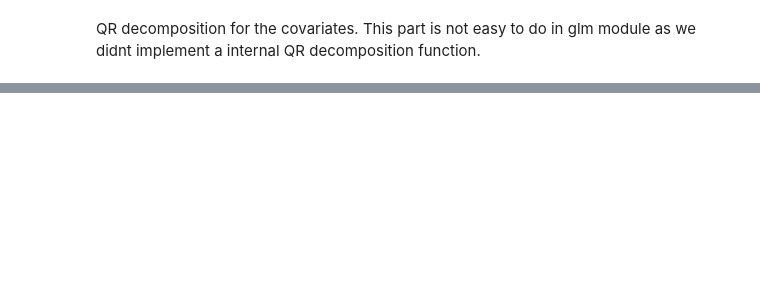
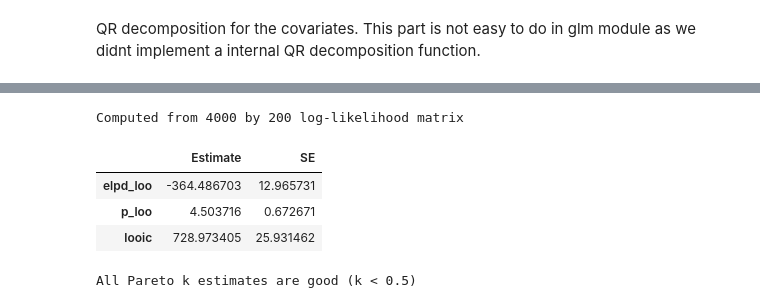
Before and after one commit to junpenglao/modelselection_tutorial, a Jupyter notebook: PyMC3_nb/colinear.ipynb, the cells around one changed output, grey strips where cells are left out. Saved outputs shown, nothing was run; the diff lists cells and outputs as text; code cells hidden in the pictures; blank space fills up the shorter version.

```diff
--- a/PyMC3_nb/colinear.ipynb
+++ b/PyMC3_nb/colinear.ipynb
@@ -112,0 +156,13 @@ sns.pairplot(tracedf0);
+# %%
+loo_p, pw = loo.loo(trace0, model=glmp)
+loo_p
+# %% [output]
+Computed from 4000 by 200 log-likelihood matrix
+|  | Estimate | SE |
+| elpd_loo | -364.486703 | 12.965731 |
+| p_loo | 4.503716 | 0.672671 |
+| looic | 728.973405 | 25.931462 |
+# %%
+df_nb = loo.ks_summary(pw['ks'])
+# %% [output]
+All Pareto k estimates are good (k < 0.5)
```
Also changed, not shown: parts of 14 cells of this notebook, 3 other files.
